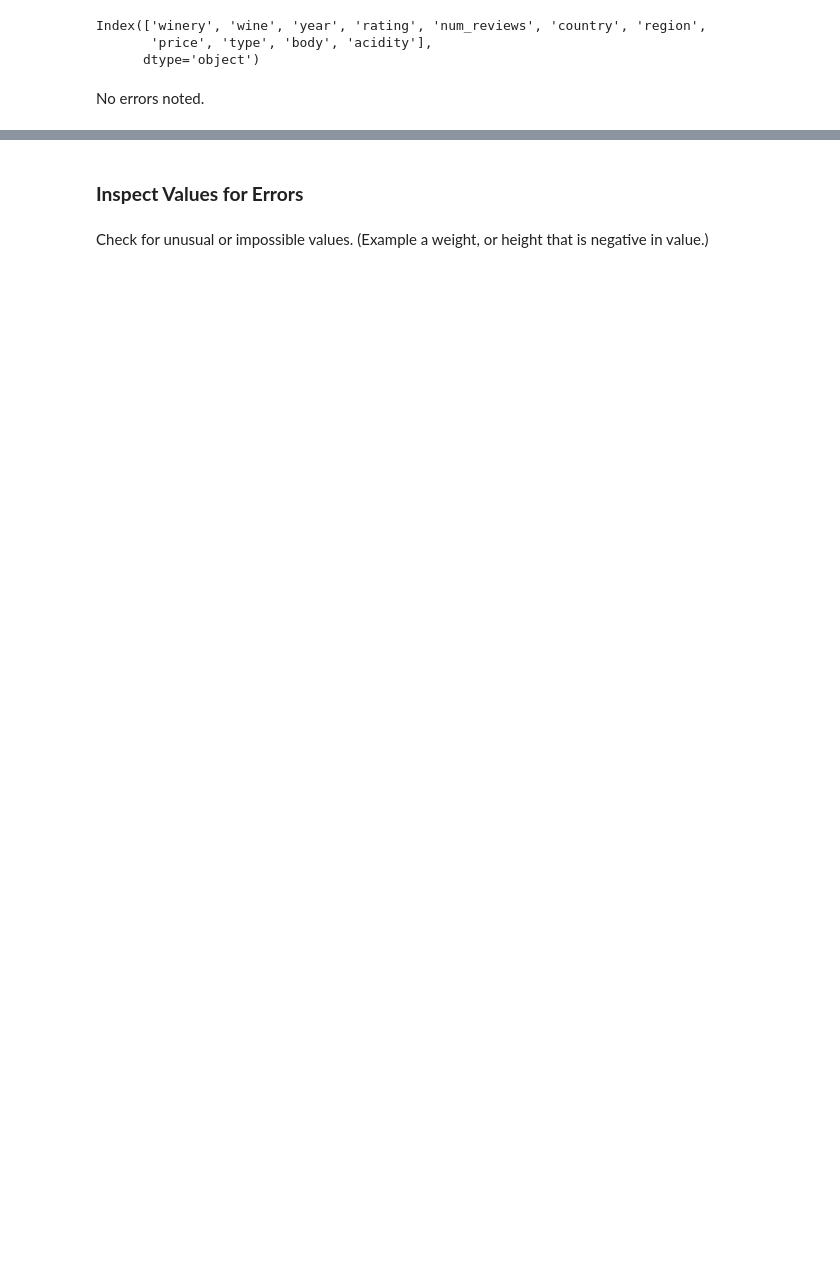
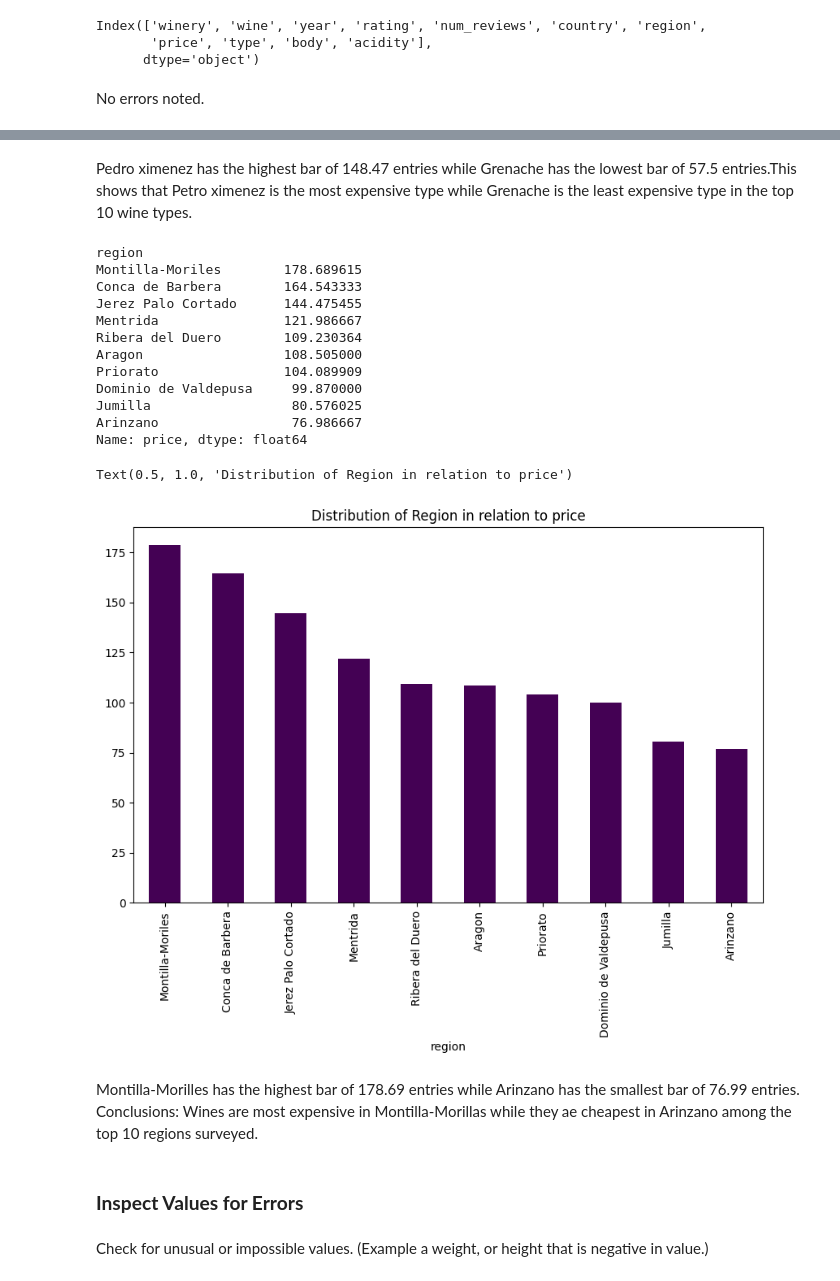
Before and after one commit to Juribe7980/Project-1, a Jupyter notebook: Project_2_part_2.ipynb, the cells around one changed output, grey strips where cells are left out. Saved outputs shown, nothing was run; the diff lists cells and outputs as text; code cells hidden in the pictures; blank space fills up the shorter version.

```diff
--- a/Project_2_part_2.ipynb
+++ b/Project_2_part_2.ipynb
@@ -162,3 +160,28 @@ No errors noted.
+# %% [markdown]
+Pedro ximenez has the highest bar of 148.47 entries while Grenache has the lowest bar of 57.5 entries.This shows that Petro ximenez is the most expensive type while Grenache is the least expensive type in the top 10 wine types.
+# %%
+df1=df.groupby('region')['price'].mean().sort_values(ascending=False)[:10]
+print(df1)
+plt.figure(figsize=(10, 6))
+df1.plot(kind='bar', cmap='viridis')
+plt.title('Distribution of Region in relation to price')
+# %% [output]
+region
+Montilla-Moriles        178.689615
+Conca de Barbera        164.543333
+Jerez Palo Cortado      144.475455
+Mentrida                121.986667
+Ribera del Duero        109.230364
+Aragon                  108.505000
+Priorato                104.089909
+Dominio de Valdepusa     99.870000
+Jumilla                  80.576025
+Arinzano                 76.986667
+Name: price, dtype: float64
+Text(0.5, 1.0, 'Distribution of Region in relation to price')
+[figure, added]
+# %% [markdown]
+Montilla-Morilles has the highest bar of 178.69 entries while Arinzano has the smallest bar of 76.99 entries. Conclusions: Wines are most expensive in Montilla-Morillas while they ae cheapest in Arinzano among the top 10 regions surveyed.
 # %% [markdown]
 ### **Inspect Values for Errors**
 # %% [markdown]
```
Also changed, not shown: parts of 31 cells of this notebook.
